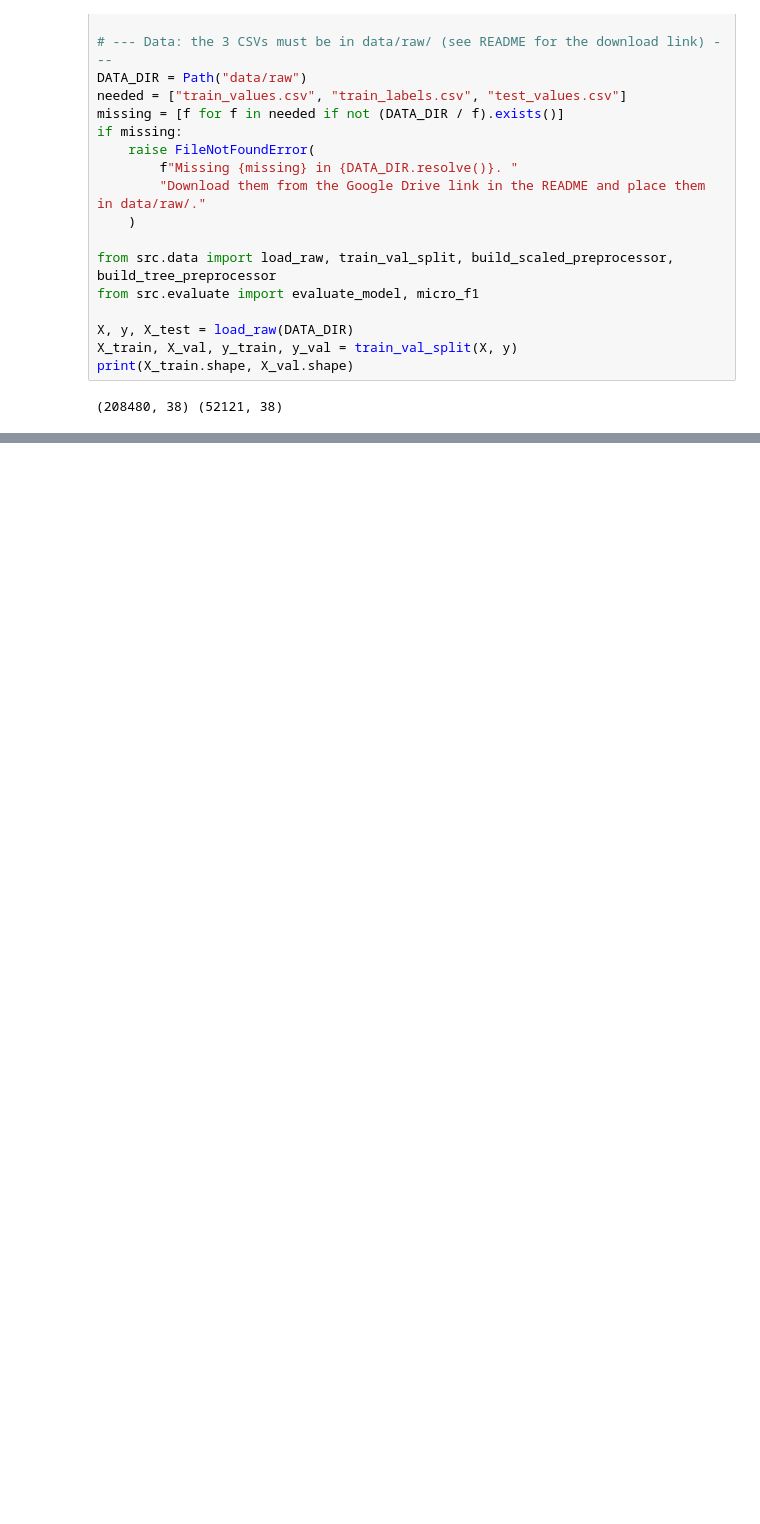
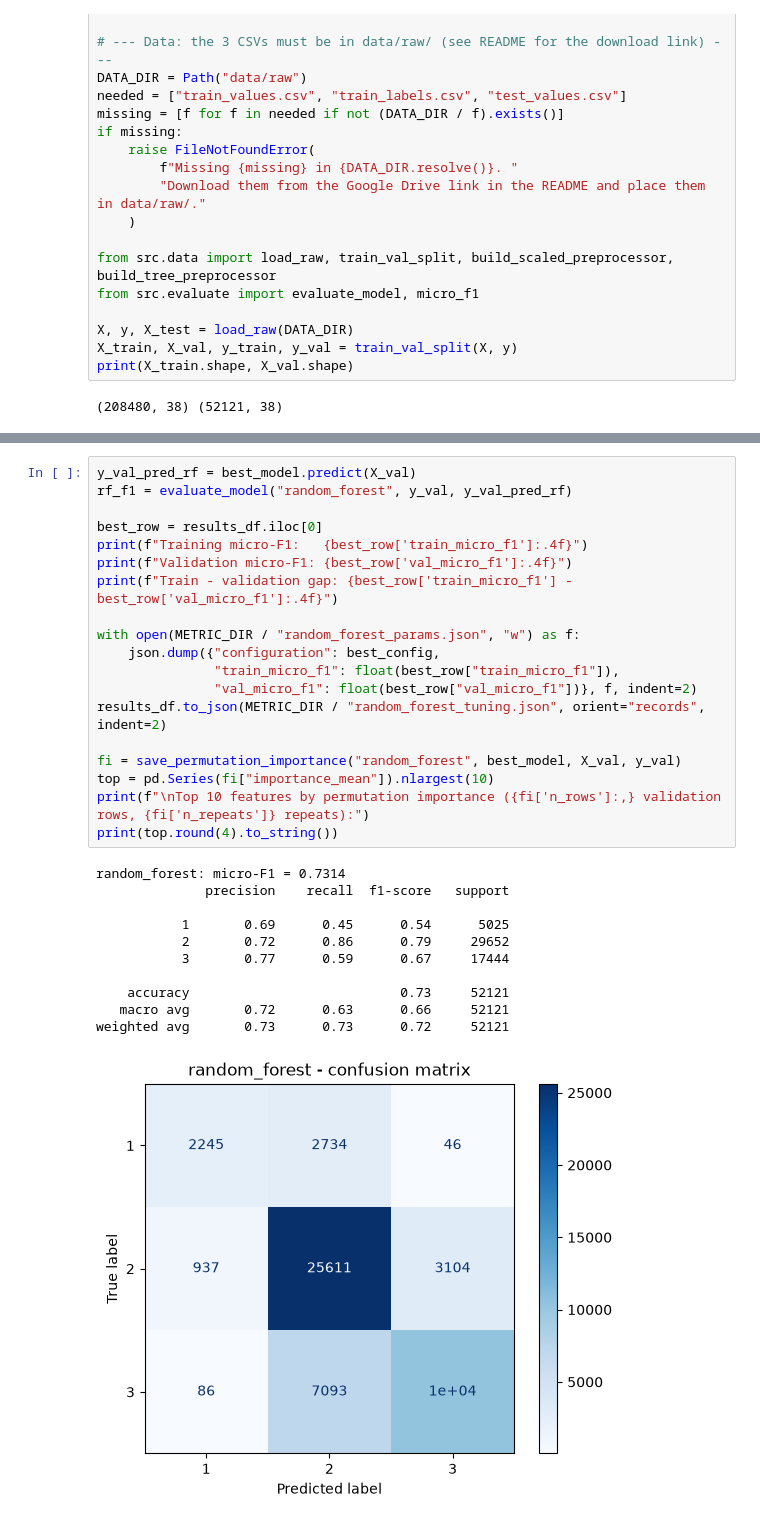
Before and after one commit to ayaanGH06/ML-Project-Earthquake-Damage, a Jupyter notebook: notebooks/04_random_forest.ipynb, the cells around one changed output, grey strips where cells are left out. Cells and saved outputs as stored; diff of their text form; blank space fills up the shorter version.

```diff
--- a/notebooks/04_random_forest.ipynb
+++ b/notebooks/04_random_forest.ipynb
@@ -155,0 +140,31 @@ Final validation score: 0.7315
+# %%
+y_val_pred_rf = best_model.predict(X_val)
+rf_f1 = evaluate_model("random_forest", y_val, y_val_pred_rf)
+
+best_row = results_df.iloc[0]
+print(f"Training micro-F1:   {best_row['train_micro_f1']:.4f}")
+print(f"Validation micro-F1: {best_row['val_micro_f1']:.4f}")
+print(f"Train - validation gap: {best_row['train_micro_f1'] - best_row['val_micro_f1']:.4f}")
+
+with open(METRIC_DIR / "random_forest_params.json", "w") as f:
+    json.dump({"configuration": best_config,
+               "train_micro_f1": float(best_row["train_micro_f1"]),
+               "val_micro_f1": float(best_row["val_micro_f1"])}, f, indent=2)
+results_df.to_json(METRIC_DIR / "random_forest_tuning.json", orient="records", indent=2)
+
+fi = save_permutation_importance("random_forest", best_model, X_val, y_val)
+top = pd.Series(fi["importance_mean"]).nlargest(10)
+print(f"\nTop 10 features by permutation importance ({fi['n_rows']:,} validation rows, {fi['n_repeats']} repeats):")
+print(top.round(4).to_string())
+# %% [output]
+random_forest: micro-F1 = 0.7314
+              precision    recall  f1-score   support
+
+           1       0.69      0.45      0.54      5025
+           2       0.72      0.86      0.79     29652
+           3       0.77      0.59      0.67     17444
+
+    accuracy                           0.73     52121
+   macro avg       0.72      0.63      0.66     52121
+weighted avg       0.73      0.73      0.72     52121
+[figure, added]
```
Also changed, not shown: parts of 8 cells of this notebook, 25 other files.
